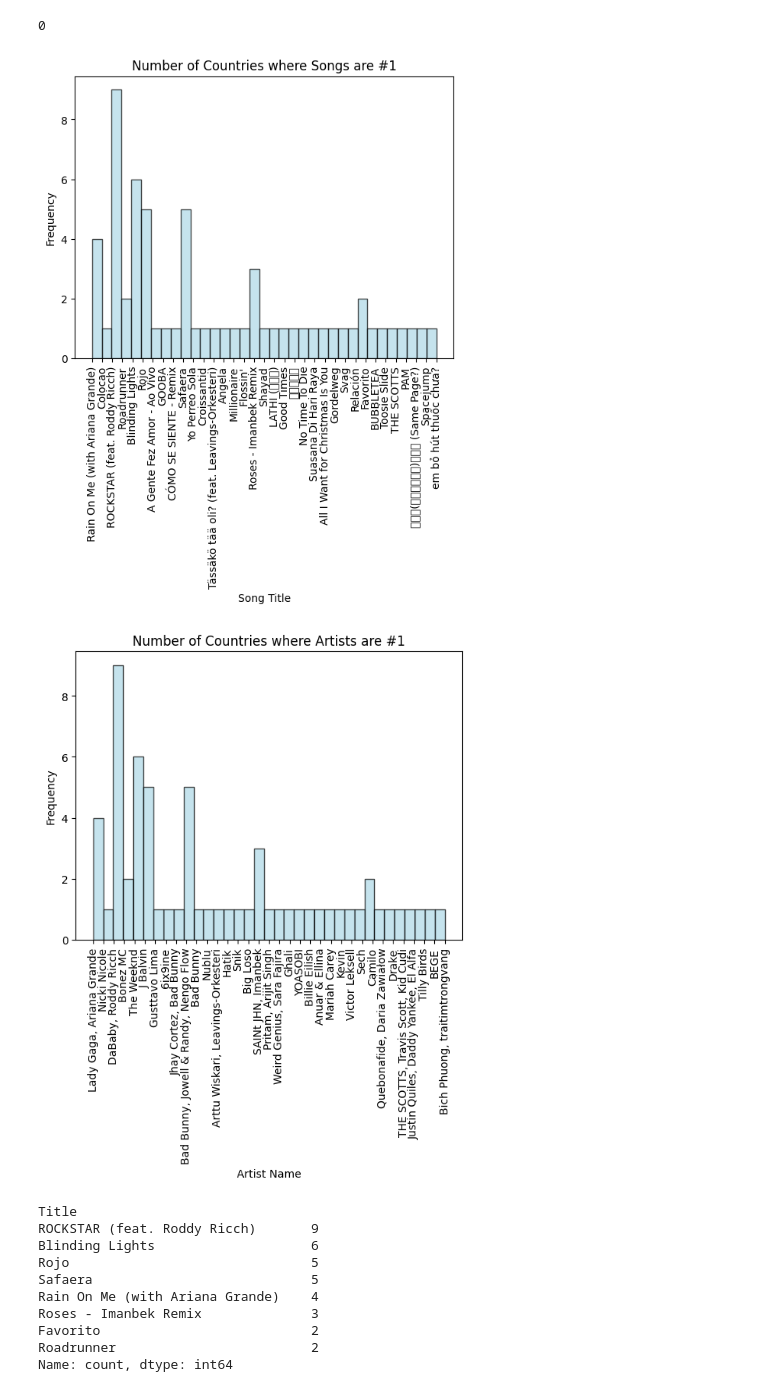
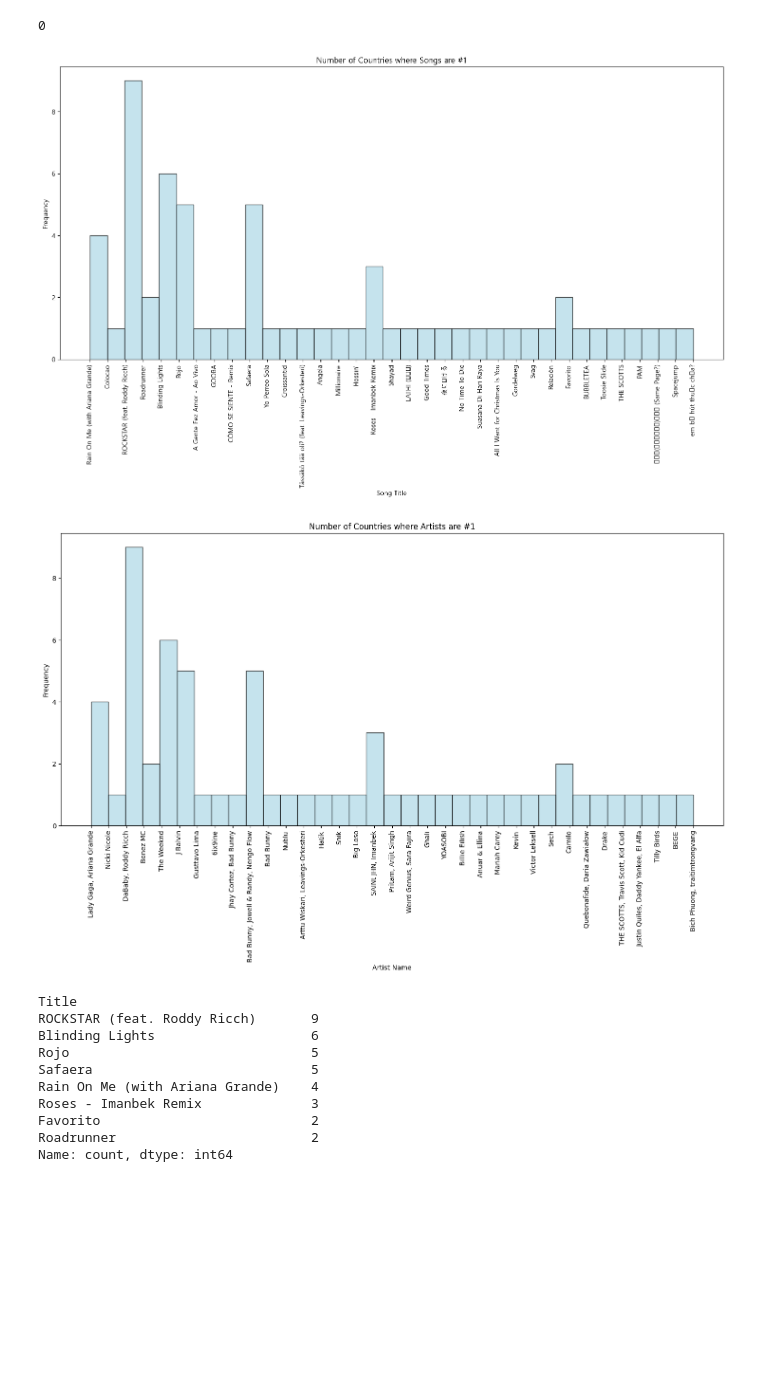
Before and after one commit to kevmiao/Songs---HackTX2023, a Jupyter notebook: src/backend/song.ipynb, the cells around one changed output. Cells and saved outputs as stored; diff of their text form; code cells hidden in the pictures; blank space fills up the shorter version.

Commit message:
First Image

```diff
--- a/src/backend/song.ipynb
+++ b/src/backend/song.ipynb
@@ -53,16 +54,25 @@ import matplotlib.pyplot as plt
 # %%
 hit_songs = pd.read_csv("../data/Spotify#1SongsByCountry - May 2020.csv")
 # %%
+fig = plt.figure(figsize = (18,8))
+
 titles = hit_songs["Title"]
 plt.hist(titles, bins=35, color="lightblue", edgecolor="black", alpha=0.7)
 plt.xlabel("Song Title")
 plt.ylabel("Frequency")
 plt.title("Number of Countries where Songs are #1")
 plt.xticks(rotation=90)
 plt.show()
+
+html_str = mpld3.fig_to_html(fig)
+Html_file= open("index.html","w")
+Html_file.write(html_str)
+Html_file.close()
 # %% [output]
-[figure, old version]
+[figure, new version]
 # %%
+fig = plt.figure(figsize = (18,8))
+
 artist = hit_songs["Artists"]
 plt.hist(artist, bins=35, color="lightblue", edgecolor="black", alpha=0.7)
 plt.xlabel("Artist Name")
@@ -70,8 +80,13 @@ plt.ylabel("Frequency")
 plt.title("Number of Countries where Artists are #1")
 plt.xticks(rotation=90)
 plt.show()
+
+html_str = mpld3.fig_to_html(fig)
+Html_file= open("index.html","w")
+Html_file.write(html_str)
+Html_file.close()
 # %% [output]
-[figure, old version]
+[figure, new version]
 # %%
 frequent_songs = hit_songs["Title"].value_counts().head(8)
 print(frequent_songs)
```
Also changed, not shown: parts of 1 cell of this notebook, 3 other files.
